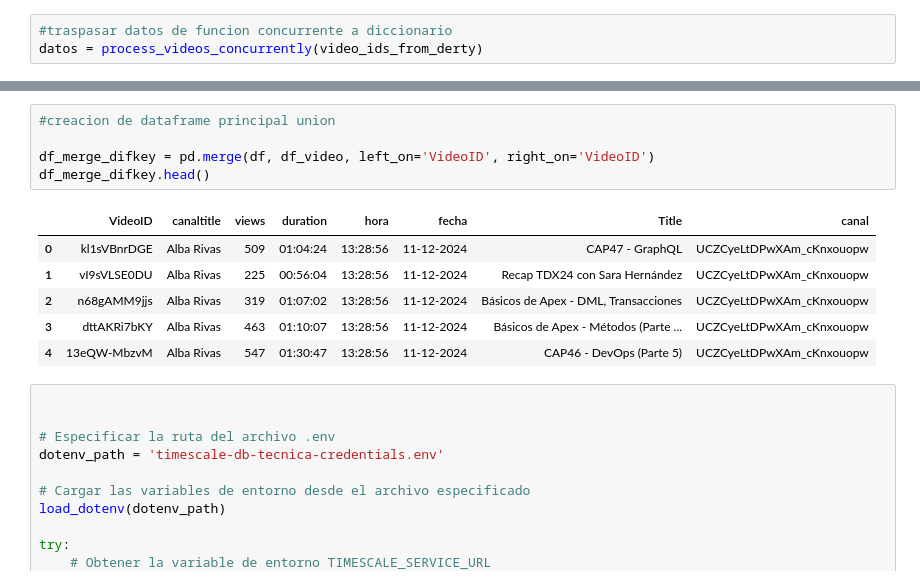
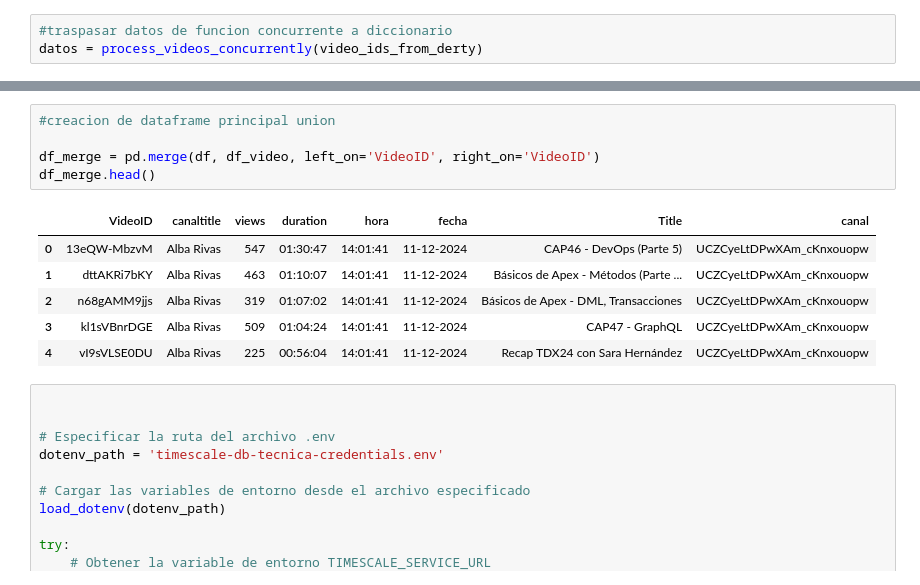
Before and after one commit to juanca-martinez/apiYoutube, a Jupyter notebook: apiyoutube.ipynb, the cells around one changed output, grey strips where cells are left out. Saved outputs shown, nothing was run; the diff lists cells and outputs as text.

```diff
--- a/apiyoutube.ipynb
+++ b/apiyoutube.ipynb
@@ -254,15 +254,15 @@ df.head(5)
 # %%
 #creacion de dataframe principal union
 
-df_merge_difkey = pd.merge(df, df_video, left_on='VideoID', right_on='VideoID')
-df_merge_difkey.head()
+df_merge = pd.merge(df, df_video, left_on='VideoID', right_on='VideoID')
+df_merge.head()
 # %% [output]
 |  | VideoID | canaltitle | views | duration | hora | fecha | Title | canal |
-| 0 | kl1sVBnrDGE | Alba Rivas | 509 | 01:04:24 | 13:28:56 | 11-12-2024 | CAP47 - GraphQL | UCZCyeLtDPwXAm_cKnxouopw |
-| 1 | vI9sVLSE0DU | Alba Rivas | 225 | 00:56:04 | 13:28:56 | 11-12-2024 | Recap TDX24 con Sara Hernández | UCZCyeLtDPwXAm_cKnxouopw |
-| 2 | n68gAMM9jjs | Alba Rivas | 319 | 01:07:02 | 13:28:56 | 11-12-2024 | Básicos de Apex - DML, Transacciones | UCZCyeLtDPwXAm_cKnxouopw |
-| 3 | dttAKRi7bKY | Alba Rivas | 463 | 01:10:07 | 13:28:56 | 11-12-2024 | Básicos de Apex - Métodos (Parte ... | UCZCyeLtDPwXAm_cKnxouopw |
-| 4 | 13eQW-MbzvM | Alba Rivas | 547 | 01:30:47 | 13:28:56 | 11-12-2024 | CAP46 - DevOps (Parte 5) | UCZCyeLtDPwXAm_cKnxouopw |
+| 0 | 13eQW-MbzvM | Alba Rivas | 547 | 01:30:47 | 14:01:41 | 11-12-2024 | CAP46 - DevOps (Parte 5) | UCZCyeLtDPwXAm_cKnxouopw |
+| 1 | dttAKRi7bKY | Alba Rivas | 463 | 01:10:07 | 14:01:41 | 11-12-2024 | Básicos de Apex - Métodos (Parte ... | UCZCyeLtDPwXAm_cKnxouopw |
+| 2 | n68gAMM9jjs | Alba Rivas | 319 | 01:07:02 | 14:01:41 | 11-12-2024 | Básicos de Apex - DML, Transacciones | UCZCyeLtDPwXAm_cKnxouopw |
+| 3 | kl1sVBnrDGE | Alba Rivas | 509 | 01:04:24 | 14:01:41 | 11-12-2024 | CAP47 - GraphQL | UCZCyeLtDPwXAm_cKnxouopw |
+| 4 | vI9sVLSE0DU | Alba Rivas | 225 | 00:56:04 | 14:01:41 | 11-12-2024 | Recap TDX24 con Sara Hernández | UCZCyeLtDPwXAm_cKnxouopw |
 # %%
 
 
```
Also changed, not shown: parts of 14 cells of this notebook.
